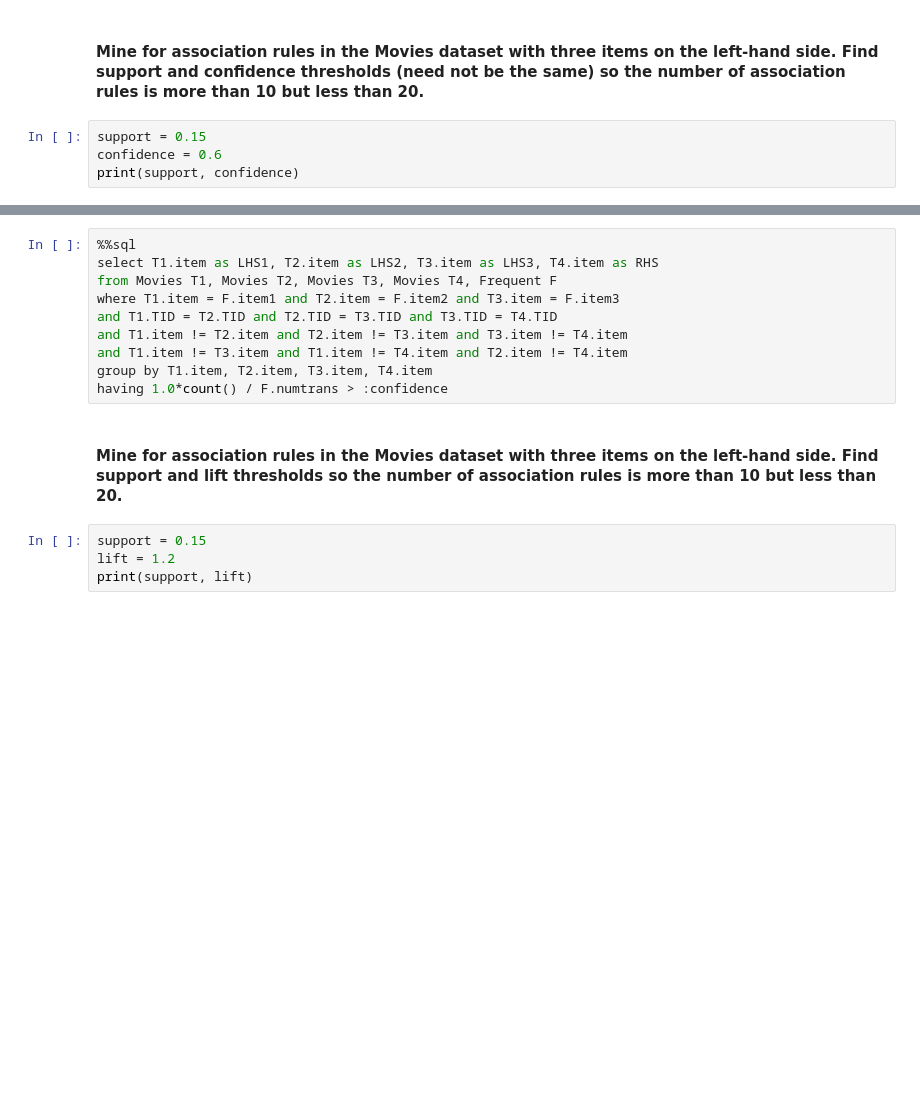
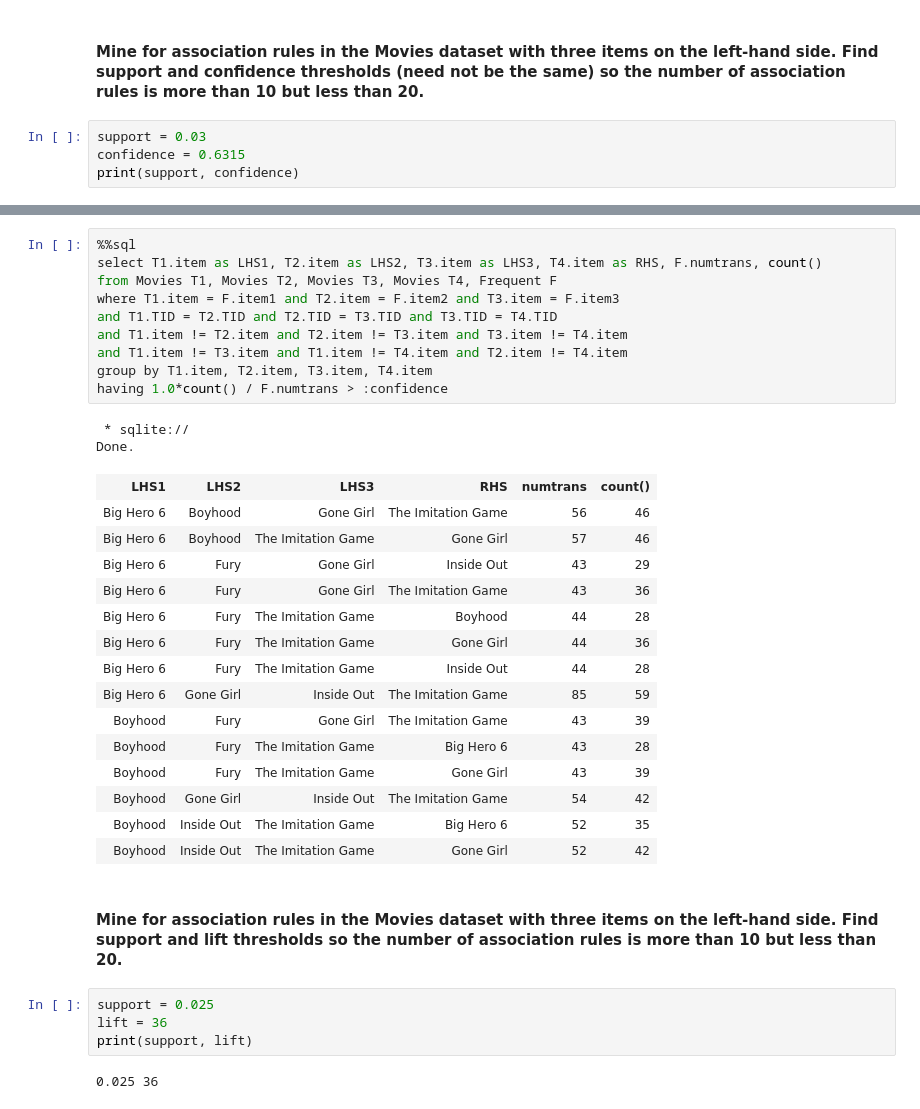
Before and after one commit to kurt-ds/data-science-coursework, a Jupyter notebook: 4 - Data Mining/MiningSQL.ipynb, the cells around one changed output, grey strips where cells are left out. Drawn from its saved outputs; the diff is of its cells as text; blank space fills up the shorter version.

```diff
--- a/4 - Data Mining/MiningSQL.ipynb
+++ b/4 - Data Mining/MiningSQL.ipynb
@@ -565,6 +634,6 @@ having (1.0*count() / F.numtrans) / I.freq > 1
 # %% [markdown]
 #### Mine for association rules in the Movies dataset with three items on the left-hand side. Find support and confidence thresholds (need not be the same) so the number of association rules is more than 10 but less than 20.
 # %%
-support = 0.15
-confidence = 0.6
+support = 0.03
+confidence = 0.6315
 print(support, confidence)
@@ -583,19 +675,39 @@ select * from Frequent
 # %%
 %%sql
-select T1.item as LHS1, T2.item as LHS2, T3.item as LHS3, T4.item as RHS
+select T1.item as LHS1, T2.item as LHS2, T3.item as LHS3, T4.item as RHS, F.numtrans, count()
 from Movies T1, Movies T2, Movies T3, Movies T4, Frequent F
 where T1.item = F.item1 and T2.item = F.item2 and T3.item = F.item3
 and T1.TID = T2.TID and T2.TID = T3.TID and T3.TID = T4.TID
 and T1.item != T2.item and T2.item != T3.item and T3.item != T4.item
 and T1.item != T3.item and T1.item != T4.item and T2.item != T4.item
 group by T1.item, T2.item, T3.item, T4.item
 having 1.0*count() / F.numtrans > :confidence
+# %% [output]
+ * sqlite://
+Done.
+| LHS1 | LHS2 | LHS3 | RHS | numtrans | count() |
+| Big Hero 6 | Boyhood | Gone Girl | The Imitation Game | 56 | 46 |
+| Big Hero 6 | Boyhood | The Imitation Game | Gone Girl | 57 | 46 |
+| Big Hero 6 | Fury | Gone Girl | Inside Out | 43 | 29 |
+| Big Hero 6 | Fury | Gone Girl | The Imitation Game | 43 | 36 |
+| Big Hero 6 | Fury | The Imitation Game | Boyhood | 44 | 28 |
+| Big Hero 6 | Fury | The Imitation Game | Gone Girl | 44 | 36 |
+| Big Hero 6 | Fury | The Imitation Game | Inside Out | 44 | 28 |
+| Big Hero 6 | Gone Girl | Inside Out | The Imitation Game | 85 | 59 |
+| Boyhood | Fury | Gone Girl | The Imitation Game | 43 | 39 |
+| Boyhood | Fury | The Imitation Game | Big Hero 6 | 43 | 28 |
+| Boyhood | Fury | The Imitation Game | Gone Girl | 43 | 39 |
+| Boyhood | Gone Girl | Inside Out | The Imitation Game | 54 | 42 |
+| Boyhood | Inside Out | The Imitation Game | Big Hero 6 | 52 | 35 |
+| Boyhood | Inside Out | The Imitation Game | Gone Girl | 52 | 42 |
 # %% [markdown]
 #### Mine for association rules in the Movies dataset with three items on the left-hand side. Find support and lift thresholds so the number of association rules is more than 10 but less than 20.
 # %%
-support = 0.15
-lift = 1.2
+support = 0.025
+lift = 36
 print(support, lift)
+# %% [output]
+0.025 36
 # %%
 %%sql
 drop table if exists ItemFreq;
```
Also changed, not shown: parts of 15 cells of this notebook, 1 other file.
